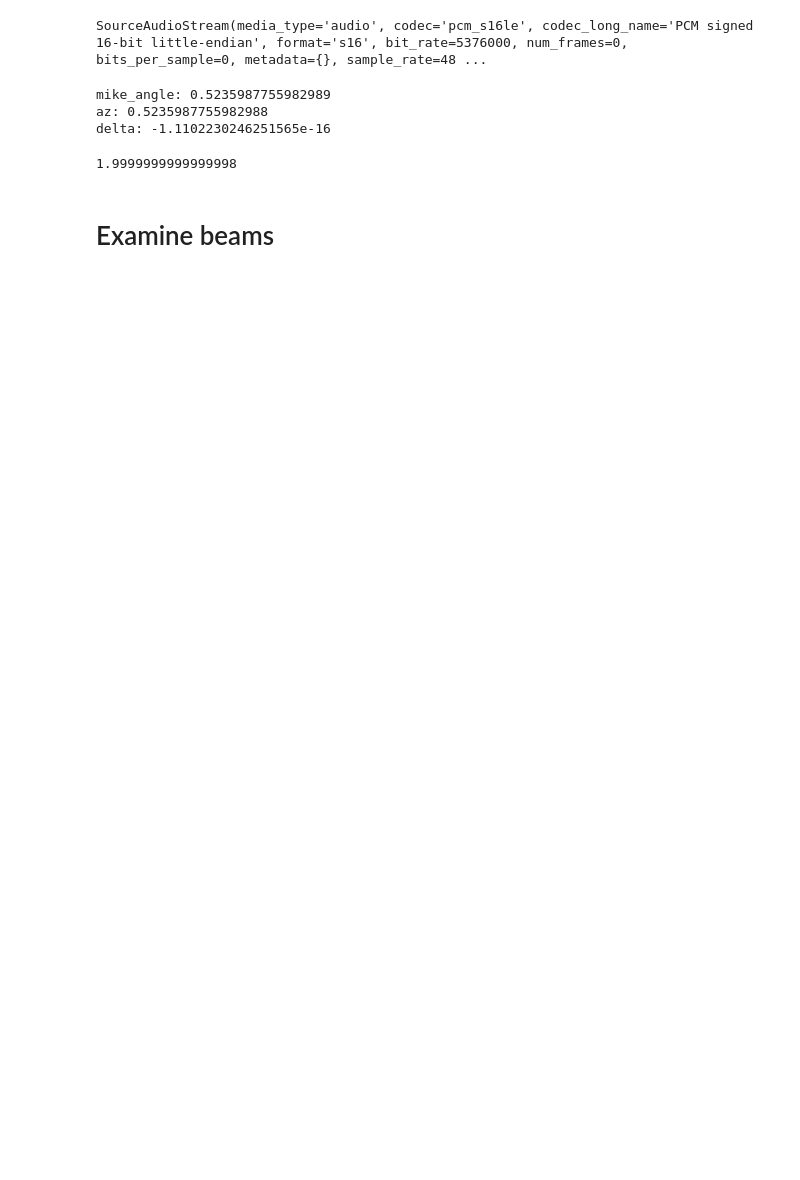
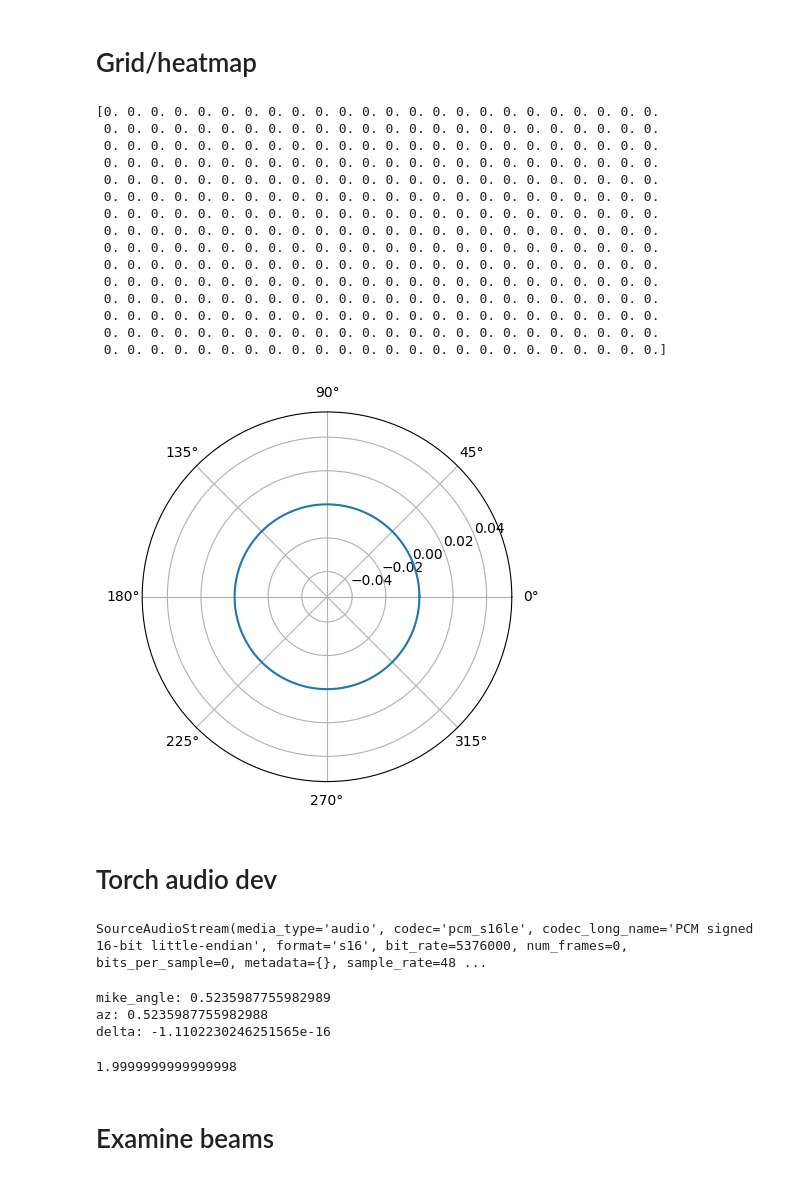
Before and after one commit to roboav8r/GrACIAS, a Jupyter notebook: audio_dev.ipynb, the cells around one changed output. Drawn from its saved outputs; the diff is of its cells as text; code cells hidden in the pictures; blank space fills up the shorter version.

```diff
--- a/audio_dev.ipynb
+++ b/audio_dev.ipynb
@@ -1,3 +146,31 @@
+# %% [markdown]
+# Grid/heatmap
+# %%
+
+# doa.grid.set_values(0.0)
+doa._process(X)
+doa.grid.plot()
+
+print(doa.grid.values)
+# %% [output]
+[0. 0. 0. 0. 0. 0. 0. 0. 0. 0. 0. 0. 0. 0. 0. 0. 0. 0. 0. 0. 0. 0. 0. 0.
+ 0. 0. 0. 0. 0. 0. 0. 0. 0. 0. 0. 0. 0. 0. 0. 0. 0. 0. 0. 0. 0. 0. 0. 0.
+ 0. 0. 0. 0. 0. 0. 0. 0. 0. 0. 0. 0. 0. 0. 0. 0. 0. 0. 0. 0. 0. 0. 0. 0.
+ 0. 0. 0. 0. 0. 0. 0. 0. 0. 0. 0. 0. 0. 0. 0. 0. 0. 0. 0. 0. 0. 0. 0. 0.
+ 0. 0. 0. 0. 0. 0. 0. 0. 0. 0. 0. 0. 0. 0. 0. 0. 0. 0. 0. 0. 0. 0. 0. 0.
+ 0. 0. 0. 0. 0. 0. 0. 0. 0. 0. 0. 0. 0. 0. 0. 0. 0. 0. 0. 0. 0. 0. 0. 0.
+ 0. 0. 0. 0. 0. 0. 0. 0. 0. 0. 0. 0. 0. 0. 0. 0. 0. 0. 0. 0. 0. 0. 0. 0.
+ 0. 0. 0. 0. 0. 0. 0. 0. 0. 0. 0. 0. 0. 0. 0. 0. 0. 0. 0. 0. 0. 0. 0. 0.
+ 0. 0. 0. 0. 0. 0. 0. 0. 0. 0. 0. 0. 0. 0. 0. 0. 0. 0. 0. 0. 0. 0. 0. 0.
+ 0. 0. 0. 0. 0. 0. 0. 0. 0. 0. 0. 0. 0. 0. 0. 0. 0. 0. 0. 0. 0. 0. 0. 0.
+ 0. 0. 0. 0. 0. 0. 0. 0. 0. 0. 0. 0. 0. 0. 0. 0. 0. 0. 0. 0. 0. 0. 0. 0.
+ 0. 0. 0. 0. 0. 0. 0. 0. 0. 0. 0. 0. 0. 0. 0. 0. 0. 0. 0. 0. 0. 0. 0. 0.
+ 0. 0. 0. 0. 0. 0. 0. 0. 0. 0. 0. 0. 0. 0. 0. 0. 0. 0. 0. 0. 0. 0. 0. 0.
+ 0. 0. 0. 0. 0. 0. 0. 0. 0. 0. 0. 0. 0. 0. 0. 0. 0. 0. 0. 0. 0. 0. 0. 0.
+ 0. 0. 0. 0. 0. 0. 0. 0. 0. 0. 0. 0. 0. 0. 0. 0. 0. 0. 0. 0. 0. 0. 0. 0.]
+[figure, added]
+# %% [markdown]
+# Torch audio dev
 # %%
 import torch
 import torchaudio
```
Also changed, not shown: parts of 11 cells of this notebook, 3 other files.
